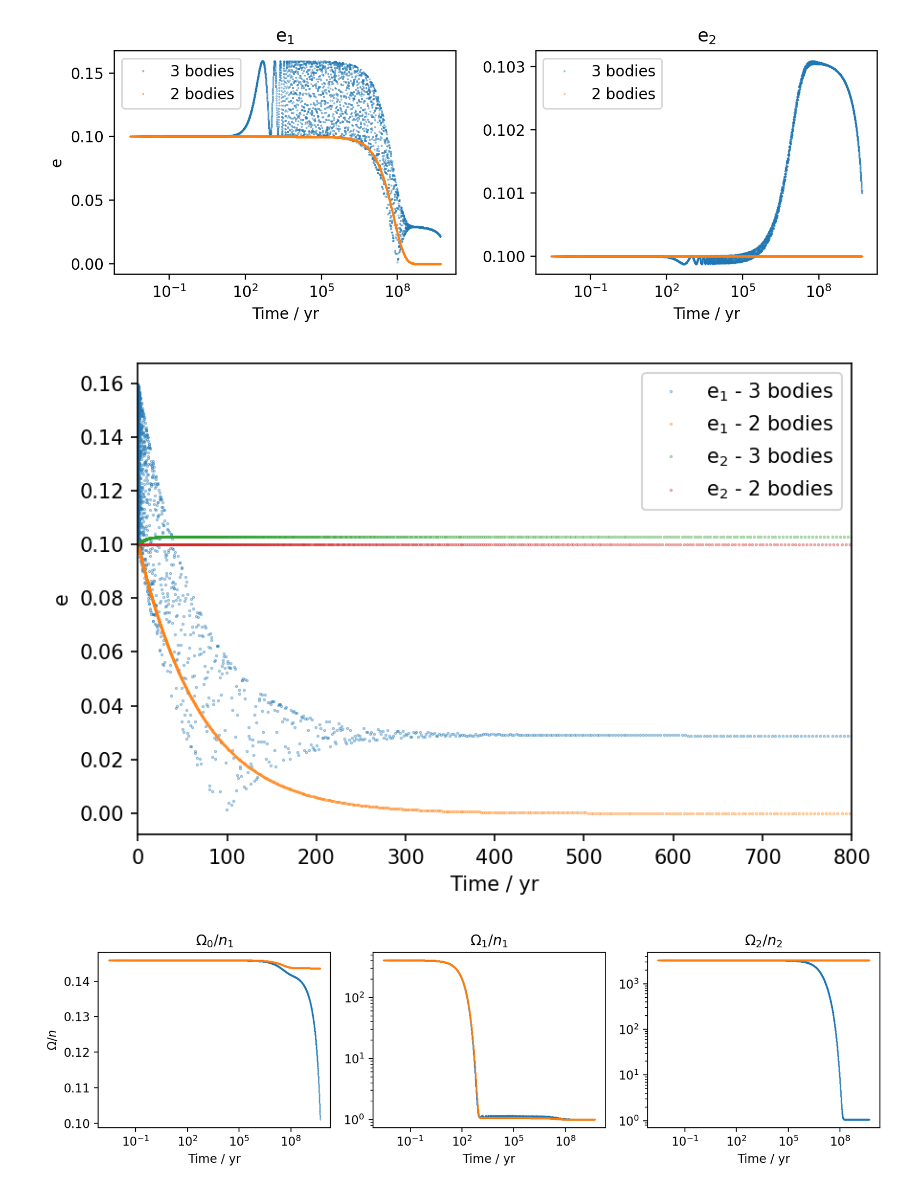
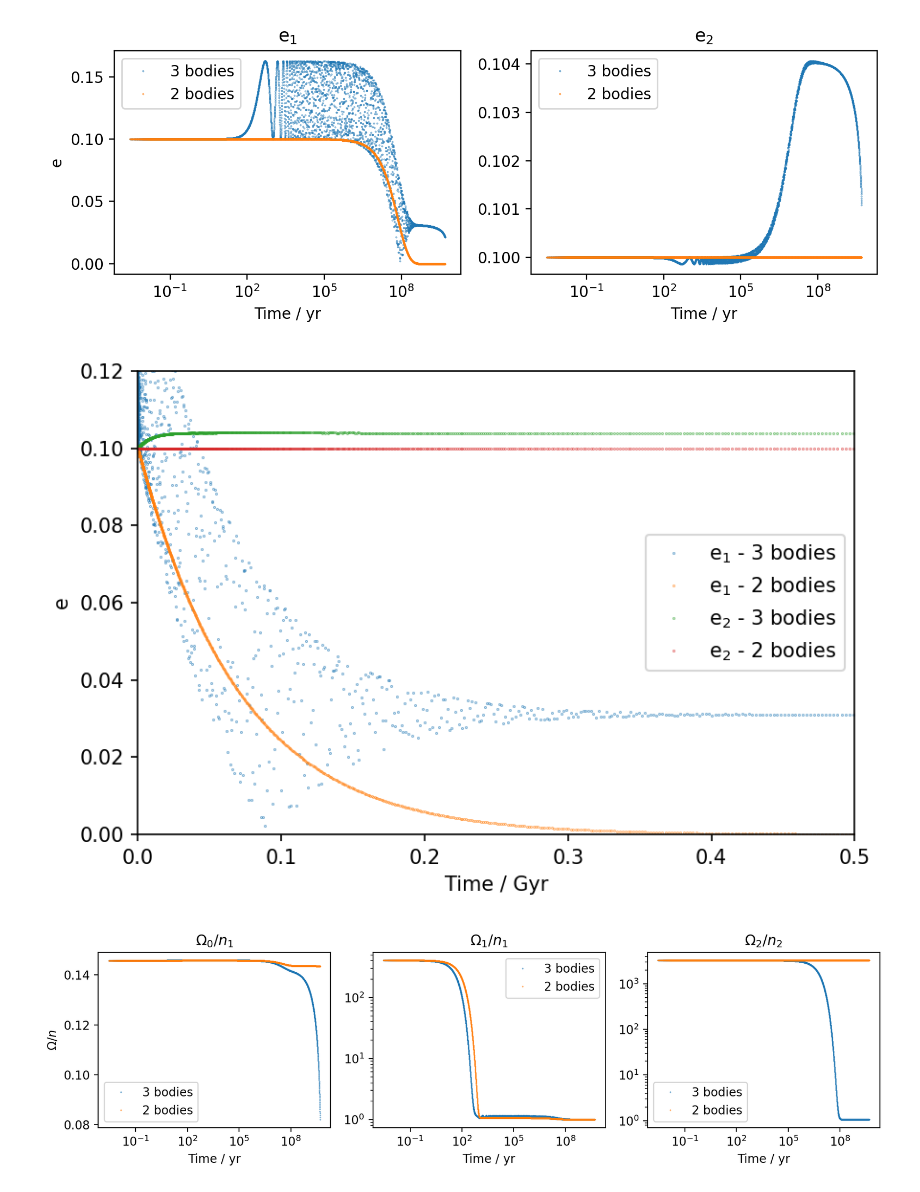
Before and after one commit to Gianuzzi/TidalEvolution, a Jupyter notebook: Plot_salida.ipynb, the cells around one changed output. Drawn from its saved outputs; the diff is of its cells as text; code cells hidden in the pictures.

```diff
--- a/Plot_salida.ipynb
+++ b/Plot_salida.ipynb
@@ -5,7 +5,7 @@ import matplotlib.pyplot as plt
 
 YR   = 365.2563
 # %%
-name = "Salidas/Salida.txt"
+name = "3_bodies.txt"
 
 try:
     data = np.genfromtxt(name)
@@ -53,5 +53,5 @@ Shape: (4975, 17)
 # %%
-name2 = "Salidas/Salida2.txt"
+name2 = "2_bodies.txt"
 try:
     data2 = np.genfromtxt(name2)
 except ValueError as err:
@@ -164,21 +177,22 @@ plt.legend()
 plt.tight_layout()
 plt.show()
 # %% [output]
-[figure, old version]
+[figure, new version]
 # %%
 plt.figure(dpi=150)
-plt.plot(df.t * 1e-6, df.e1, '.', ms=0.5, label="e$_1$ - 3 bodies")
-plt.plot(df2.t * 1e-6, df2.e1, '.', ms=0.5, label="e$_1$ - 2 bodies")
-plt.plot(df.t * 1e-6, df.e2, '.', ms=0.5, label="e$_2$ - 3 bodies")
-plt.plot(df2.t * 1e-6, df2.e2, '.', ms=0.5, label="e$_2$ - 2 bodies")
-plt.xlabel("Time / yr")
+plt.plot(df.t * 1e-9, df.e1, '.', ms=0.5, label="e$_1$ - 3 bodies")
+plt.plot(df2.t * 1e-9, df2.e1, '.', ms=0.5, label="e$_1$ - 2 bodies")
+plt.plot(df.t * 1e-9, df.e2, '.', ms=0.5, label="e$_2$ - 3 bodies")
+plt.plot(df2.t * 1e-9, df2.e2, '.', ms=0.5, label="e$_2$ - 2 bodies")
+plt.xlabel("Time / Gyr")
 plt.ylabel("e")
-plt.xlim(0, 800)
+plt.xlim(0, 0.5)
+plt.ylim(0, 0.12)
 plt.legend()
 plt.tight_layout()
 plt.show()
 # %% [output]
-[figure, old version]
+[figure, new version]
 # %%
 plt.figure(dpi=200, figsize=(10,3))
 plt.subplot(1,3,1)
@@ -188,6 +202,7 @@ plt.plot(df2.t, df2.s0/df2.n1, '.', ms=0.5, label="2 bodies")
 plt.xlabel("Time / yr")
 plt.ylabel("$\Omega / n$")
 plt.semilogx()
+plt.legend()
 plt.subplot(1,3,2)
 plt.title("$\Omega_1 / n_1$")
 plt.plot(df.t, df.s1/df.n1, '.', ms=0.5, label="3 bodies")
@@ -195,6 +210,7 @@ plt.plot(df2.t, df2.s1/df2.n1, '.', ms=0.5, label="2 bodies")
 plt.xlabel("Time / yr")
 plt.semilogx()
 plt.semilogy()
+plt.legend()
 plt.subplot(1,3,3)
 plt.title("$\Omega_2 / n_2$")
 plt.plot(df.t, df.s2/df.n2, '.', ms=0.5, label="3 bodies")
@@ -202,10 +218,11 @@ plt.plot(df2.t, df2.s2/df2.n2, '.', ms=0.5, label="2 bodies")
 plt.xlabel("Time / yr")
 plt.semilogx()
 plt.semilogy()
+plt.legend()
 plt.tight_layout()
 plt.show()
 # %% [output]
-[figure, old version]
+[figure, new version]
 # %%
 plt.figure(dpi=200, figsize=(10,3))
 plt.subplot(1,3,1)
```
Also changed, not shown: parts of 9 cells of this notebook, 15 other files.
